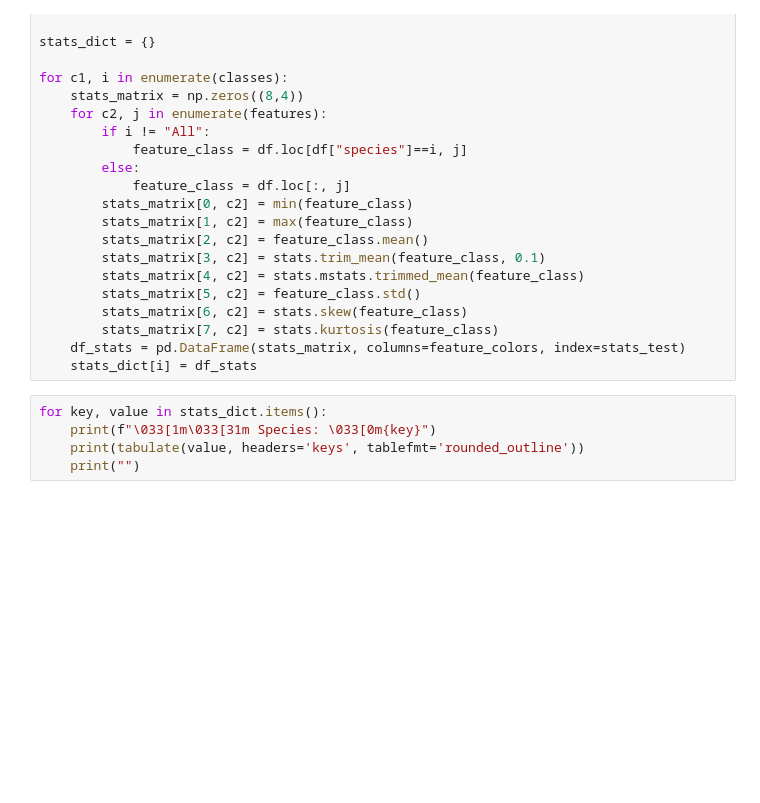
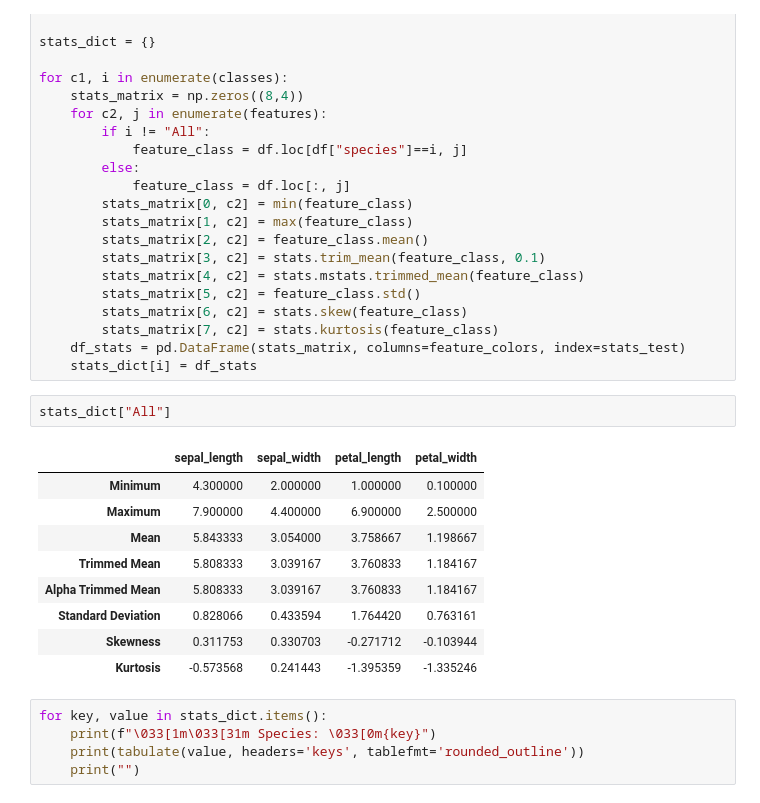
Before and after one commit to zhatz111/Data-Science-Masters, a Jupyter notebook: Algorithms for Data Science/Programming Assignment 1/PA1_Hatzenbeller_Zach.ipynb, the cells around one changed output. Cells and saved outputs as stored; diff of their text form; blank space fills up the shorter version.

```diff
--- a/Algorithms for Data Science/Programming Assignment 1/PA1_Hatzenbeller_Zach.ipynb
+++ b/Algorithms for Data Science/Programming Assignment 1/PA1_Hatzenbeller_Zach.ipynb
@@ -60,6 +60,18 @@ for c1, i in enumerate(classes):
         stats_matrix[7, c2] = stats.kurtosis(feature_class)
     df_stats = pd.DataFrame(stats_matrix, columns=feature_colors, index=stats_test)
     stats_dict[i] = df_stats
+# %%
+stats_dict["All"]
+# %% [output]
+|  | sepal_length | sepal_width | petal_length | petal_width |
+| Minimum | 4.300000 | 2.000000 | 1.000000 | 0.100000 |
+| Maximum | 7.900000 | 4.400000 | 6.900000 | 2.500000 |
+| Mean | 5.843333 | 3.054000 | 3.758667 | 1.198667 |
+| Trimmed Mean | 5.808333 | 3.039167 | 3.760833 | 1.184167 |
+| Alpha Trimmed Mean | 5.808333 | 3.039167 | 3.760833 | 1.184167 |
+| Standard Deviation | 0.828066 | 0.433594 | 1.764420 | 0.763161 |
+| Skewness | 0.311753 | 0.330703 | -0.271712 | -0.103944 |
+| Kurtosis | -0.573568 | 0.241443 | -1.395359 | -1.335246 |
 # %%
 for key, value in stats_dict.items():
     print(f"\033[1m\033[31m Species: \033[0m{key}")
```
Also changed, not shown: parts of 7 cells of this notebook, 4 other files.
